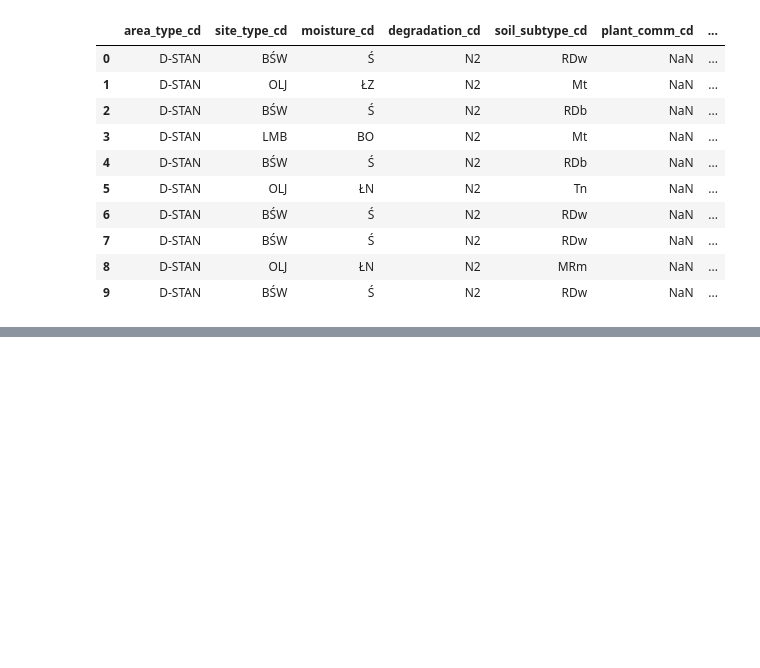
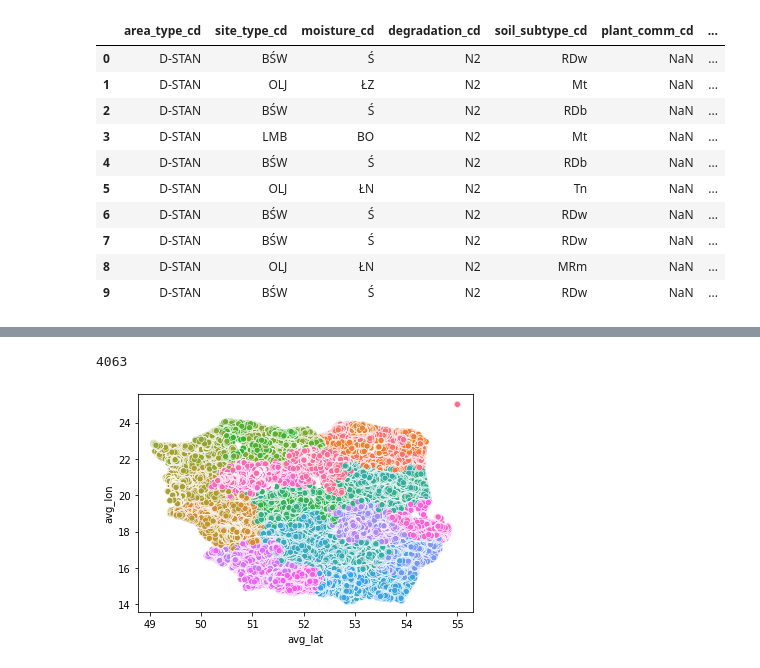
Before and after one commit to MU14531453/shroomscore.dk, a Jupyter notebook: exploratory_data_analysis.ipynb, the cells around one changed output, grey strips where cells are left out. Drawn from its saved outputs; the diff is of its cells as text; code cells hidden in the pictures; blank space fills up the shorter version.

```diff
--- a/exploratory_data_analysis.ipynb
+++ b/exploratory_data_analysis.ipynb
@@ -55,4 +55,3 @@ Name: 104415, dtype: object
 # %%
-near = weather[weather['avg_lat'].round(1) == sample['avg_lat'].round(1)][weather['avg_lon'].round(1) == sample['avg_lon'].round(1)]
-
-near
+weather['lat_round'] = weather['avg_lat'].round(1)
+weather['lon_round'] = weather['avg_lon'].round(1)
@@ -72,0 +58,10 @@ near
+# %%
+weather['test'] = list(zip(weather['lat_round'], weather['lon_round']))
+# %%
+len(weather['test'].unique())
+# %% [output]
+4063
+# %%
+sns.scatterplot(data = weather, x = 'avg_lat', y = 'avg_lon', hue = 'test').legend_.remove()
+# %% [output]
+[figure, added]
```
Also changed, not shown: parts of 3 cells of this notebook.
